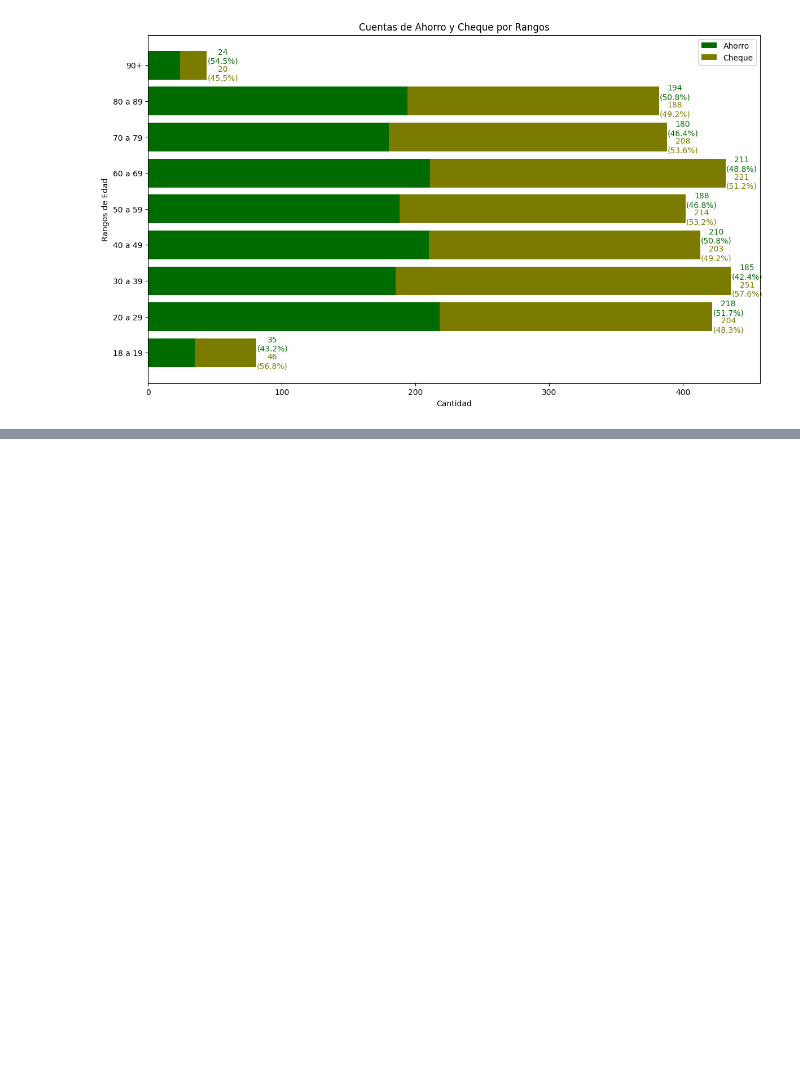
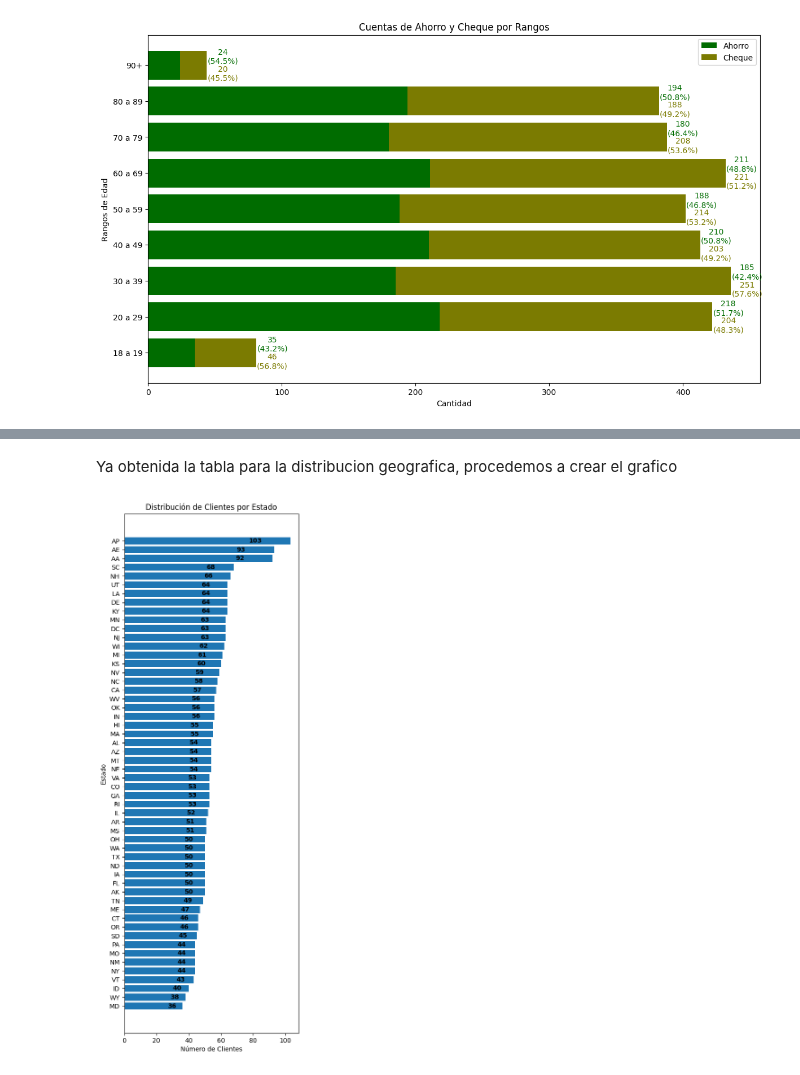
Before and after one commit to Vigonzaleze/analisisDatos_clientesBancarios, a Jupyter notebook: Analisis/analisis.ipynb, the cells around one changed output, grey strips where cells are left out. Saved outputs shown, nothing was run; the diff lists cells and outputs as text; code cells hidden in the pictures; blank space fills up the shorter version.

Commit message:
Se agrega el grafico de Distribucion de Clientes por Estado

```diff
--- a/Analisis/analisis.ipynb
+++ b/Analisis/analisis.ipynb
@@ -261,0 +284,25 @@ Como se puede ver en el grafico, las predominancias segun rango etario serian la
+# %%
+# Obtener datos a manejar
+distrib_geograf = datos_modif[["Customer ID", "Address"]].copy()
+distrib_geograf_noModif = datos_modif[["Customer ID", "Address"]].copy()
+
+# Separaremos la dirección de su estado
+distrib_geograf["State"] = distrib_geograf["Address"].str.split(',').str[1].str.split(' ').str[1]
+distrib_geograf_noModif["State"] = distrib_geograf_noModif["Address"].str.split(',').str[1].str.split(' ').str[1]
+
+# # Convertir State a string
+distrib_geograf = distrib_geograf.astype({'State': 'string'})
+
+#Condiciones de modificacion de estados militares
+condicionAA = distrib_geograf["Address"].str.contains(' AA ')
+condicionAP = distrib_geograf["Address"].str.contains(' AP ')
+condicionAE = distrib_geograf["Address"].str.contains(' AE ')
+
+# modificaciones a estados militares
+distrib_geograf.loc[condicionAA, 'State'] = 'AA'
+distrib_geograf.loc[condicionAP, 'State'] = 'AP'
+distrib_geograf.loc[condicionAE, 'State'] = 'AE'
+
+# Creacion de la tabla para el grafico de distribucion geografica
+distrib_geograf = distrib_geograf.groupby('State').agg(clientes=('Customer ID', 'count'))
+distrib_geograf.head()
@@ -261,0 +317,23 @@ Como se puede ver en el grafico, las predominancias segun rango etario serian la
+# %% [markdown]
+Ya obtenida la tabla para la distribucion geografica, procedemos a crear el grafico
+# %%
+# Se ordena de mayor a menor la tabla
+distrib_geograf = distrib_geograf.sort_values("clientes",ascending=True)
+
+
+mpl.pyplot.figure(figsize=(5, 15))  # Tamaño ajustable
+grafico_dist_geograf = mpl.pyplot.barh(distrib_geograf.index, distrib_geograf['clientes'])
+mpl.pyplot.xlabel('Número de Clientes')
+mpl.pyplot.ylabel('Estado')
+mpl.pyplot.title('Distribución de Clientes por Estado')
+
+# Se muestra la etiqueta de graficos
+for i, barra in enumerate(grafico_dist_geograf):
+    ancho = barra.get_width() # Se obtiene el ancho de las barras
+    mpl.pyplot.text( ancho*0.75, barra.get_y() + barra.get_height()/2, # posicion ligeramente a la derecha
+                    f'{int(ancho)}', # Valor entero de la etiqueta
+                    ha='left',  va='center', fontsize=10, fontweight='bold') # Alienacion y estilo
+
+mpl.pyplot.show()  # Muestra el gráfico
+# %% [output]
+[figure, added]
```
Also changed, not shown: parts of 6 cells of this notebook.
